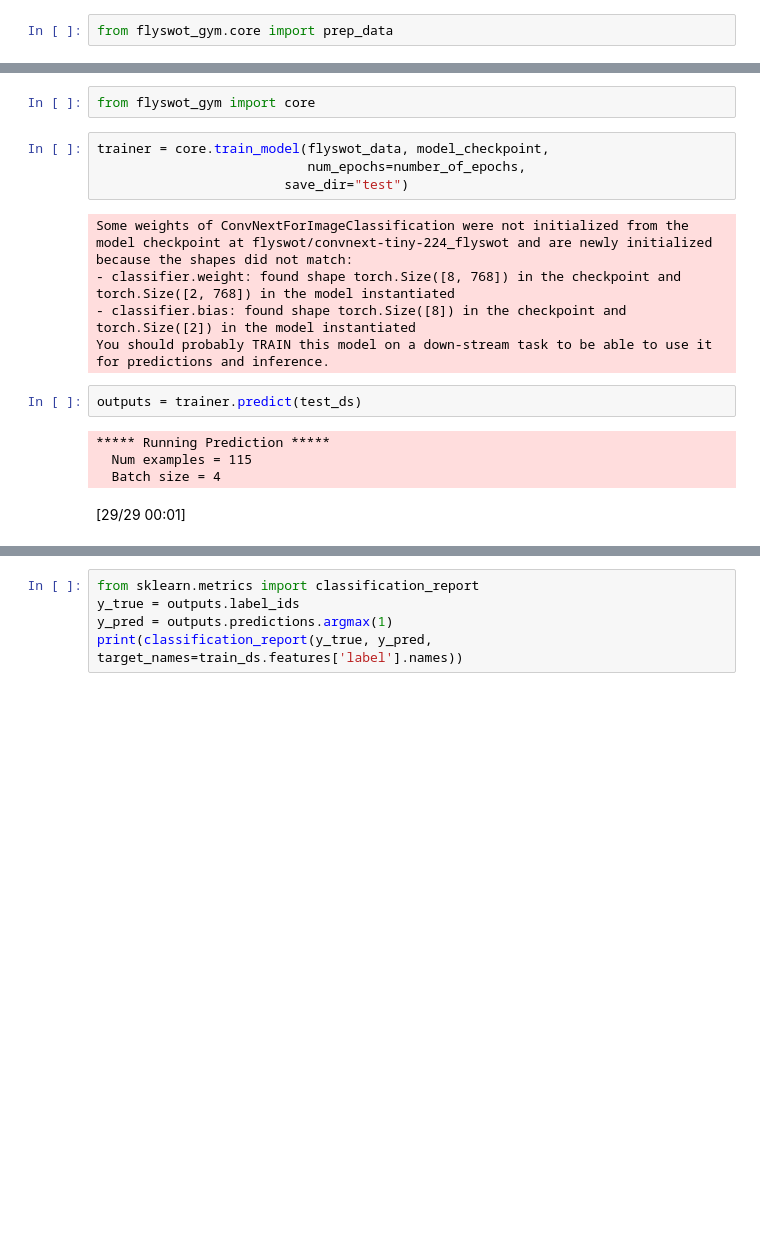
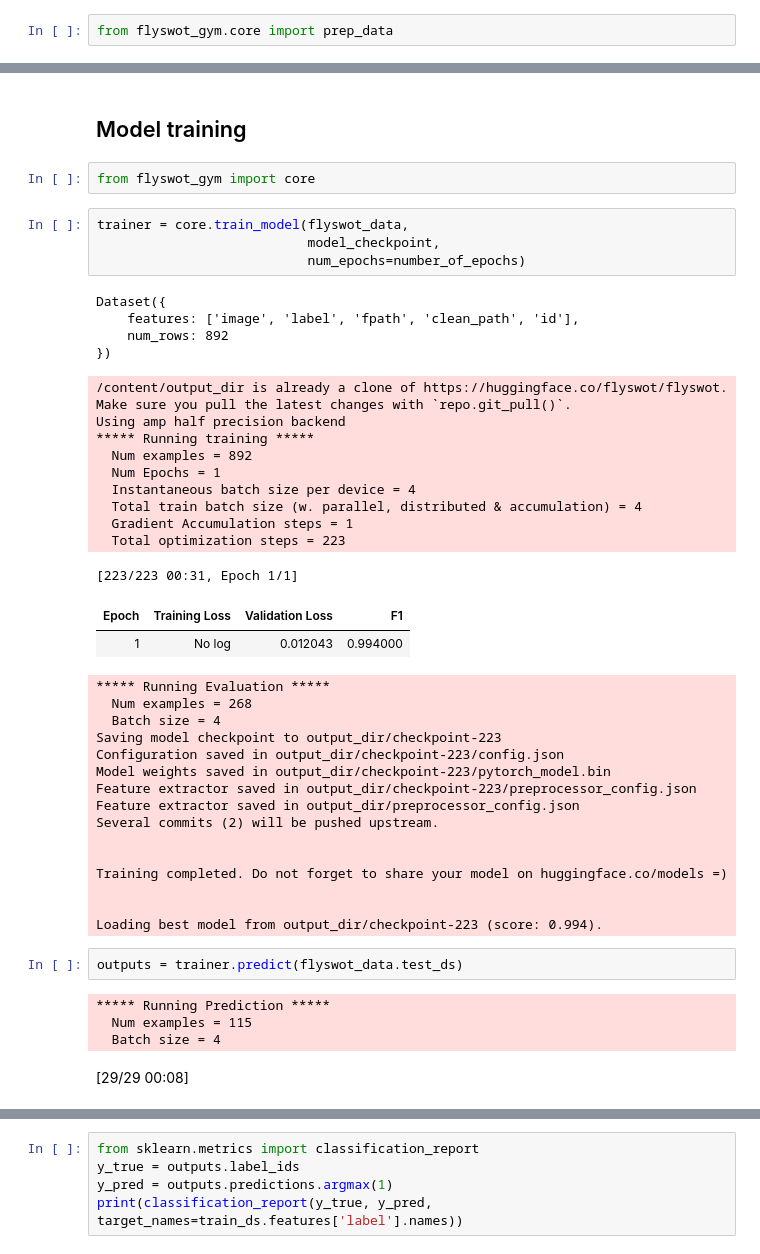
Before and after one commit to davanstrien/flyswot-gym, a Jupyter notebook: flyswot_gym.ipynb, the cells around one changed output, grey strips where cells are left out. Cells and saved outputs as stored; diff of their text form; blank space fills up the shorter version.

```diff
--- a/flyswot_gym.ipynb
+++ b/flyswot_gym.ipynb
@@ -81,24 +87,53 @@ creating train, valid, test splits...
 train has 892 examples
 valid has 268 examples
 test has 115 examples
+# %% [markdown]
+## Model training
 # %%
 from flyswot_gym import core
 # %%
-trainer = core.train_model(flyswot_data, model_checkpoint,
-                           num_epochs=number_of_epochs,
-                        save_dir="test")
+trainer = core.train_model(flyswot_data,
+                           model_checkpoint,
+                           num_epochs=number_of_epochs)
 # %% [output]
-Some weights of ConvNextForImageClassification were not initialized from the model checkpoint at flyswot/convnext-tiny-224_flyswot and are newly initialized because the shapes did not match:
-- classifier.weight: found shape torch.Size([8, 768]) in the checkpoint and torch.Size([2, 768]) in the model instantiated
-- classifier.bias: found shape torch.Size([8]) in the checkpoint and torch.Size([2]) in the model instantiated
-You should probably TRAIN this model on a down-stream task to be able to use it for predictions and inference.
+Dataset({
+    features: ['image', 'label', 'fpath', 'clean_path', 'id'],
+    num_rows: 892
+})
+/content/output_dir is already a clone of https://huggingface.co/flyswot/flyswot. Make sure you pull the latest changes with `repo.git_pull()`.
+Using amp half precision backend
+***** Running training *****
+  Num examples = 892
+  Num Epochs = 1
+  Instantaneous batch size per device = 4
+  Total train batch size (w. parallel, distributed & accumulation) = 4
+  Gradient Accumulation steps = 1
+  Total optimization steps = 223
+[223/223 00:31, Epoch 1/1]
+| Epoch | Training Loss | Validation Loss | F1 |
+| 1 | No log | 0.012043 | 0.994000 |
+***** Running Evaluation *****
+  Num examples = 268
+  Batch size = 4
+Saving model checkpoint to output_dir/checkpoint-223
+Configuration saved in output_dir/checkpoint-223/config.json
+Model weights saved in output_dir/checkpoint-223/pytorch_model.bin
+Feature extractor saved in output_dir/checkpoint-223/preprocessor_config.json
+Feature extractor saved in output_dir/preprocessor_config.json
+Several commits (2) will be pushed upstream.
+
+
+Training completed. Do not forget to share your model on huggingface.co/models =)
+
+
+Loading best model from output_dir/checkpoint-223 (score: 0.994).
 # %%
-outputs = trainer.predict(test_ds)
+outputs = trainer.predict(flyswot_data.test_ds)
 # %% [output]
 ***** Running Prediction *****
   Num examples = 115
   Batch size = 4
-[29/29 00:01]
+[29/29 00:08]
 # %%
 outputs.metrics
 # %% [output]
```
Also changed, not shown: parts of 16 cells of this notebook.
